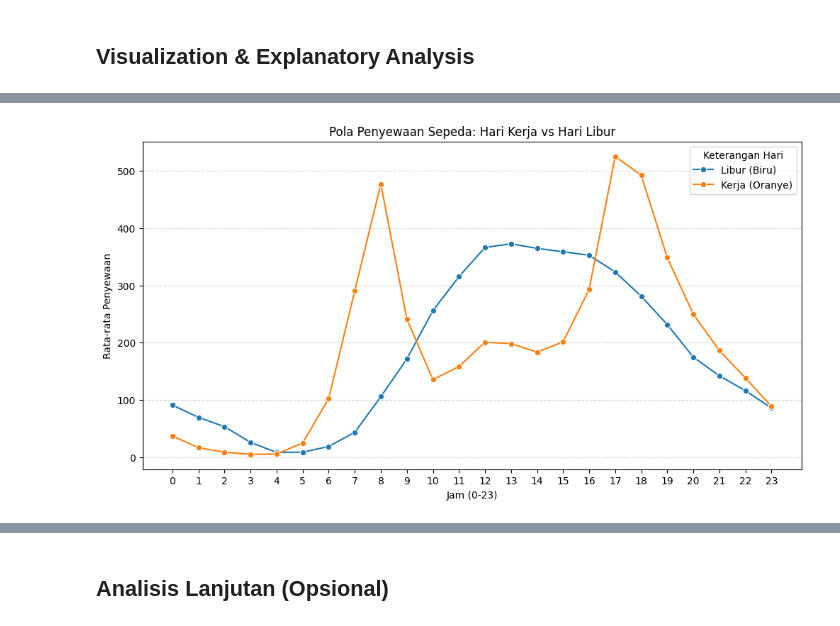
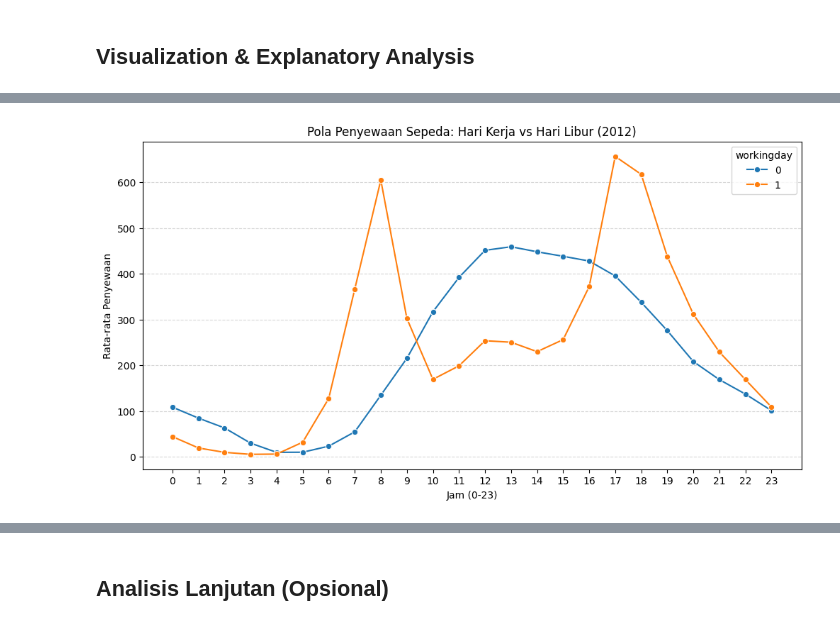
Before and after one commit to JohanaOktaviaRamadhani/Bike-Performance-Dashboard, a Jupyter notebook: notebook.ipynb, the cells around one changed output, grey strips where cells are left out. Cells and saved outputs as stored; diff of their text form; code cells hidden in the pictures.

```diff
--- a/notebook.ipynb
+++ b/notebook.ipynb
@@ -290,30 +316,23 @@ plt.show()
 # %%
-hourly_pattern = dhour.groupby(['workingday', 'hr'])['cnt'].mean().reset_index()
+dhour_2012 = dhour[dhour['dteday'].dt.year == 2012]
+
+hourly_pattern_2012 = dhour_2012.groupby(['workingday', 'hr'])['cnt'].mean().reset_index()
 
 plt.figure(figsize=(12, 6))
 ax = sns.lineplot(
-    data=hourly_pattern,
+    data=hourly_pattern_2012,
     x='hr',
     y='cnt',
     hue='workingday',
     marker='o',
-    palette=['#1f77b4', '#ff7f0e'],
-    hue_order=[0, 1]
+    palette=['#1f77b4', '#ff7f0e']
 )
 
-plt.title('Pola Penyewaan Sepeda: Hari Kerja vs Hari Libur')
+plt.title('Pola Penyewaan Sepeda: Hari Kerja vs Hari Libur (2012)')
 plt.xlabel('Jam (0-23)')
 plt.ylabel('Rata-rata Penyewaan')
 plt.xticks(range(0, 24))
-
-handles, labels = ax.get_legend_handles_labels()
-plt.legend(
-    handles=handles,
-    labels=['Libur (Biru)', 'Kerja (Oranye)'],
-    title='Keterangan Hari'
-)
-
 plt.grid(axis='y', linestyle='--', alpha=0.5)
 plt.show()
 # %% [output]
-[figure, old version]
+[figure, new version]
```
Also changed, not shown: parts of 19 cells of this notebook.
